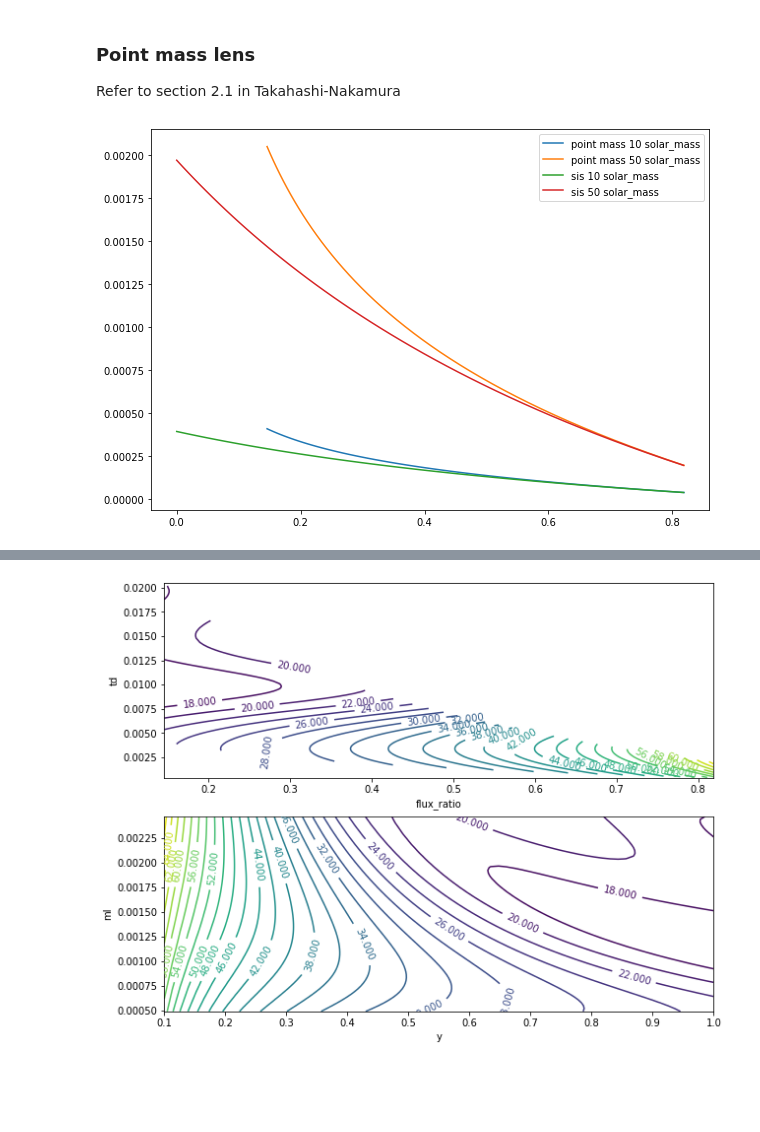
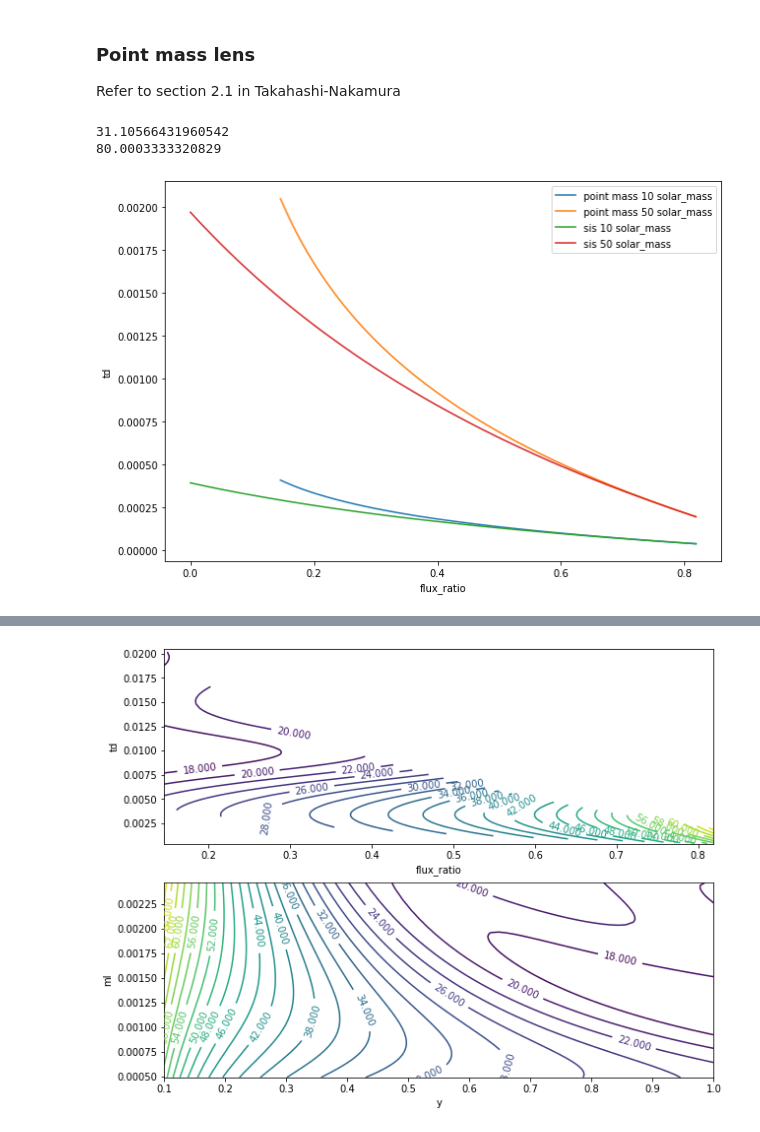
Before and after one commit to astroboy07/GW_Lensing, a Jupyter notebook: lens_properties.ipynb, the cells around one changed output, grey strips where cells are left out. Cells and saved outputs as stored; diff of their text form; code cells hidden in the pictures; blank space fills up the shorter version.

```diff
--- a/lens_properties.ipynb
+++ b/lens_properties.ipynb
@@ -40,6 +44,12 @@ def td(ml, y, lens):
         tds = 8 * ml * y
 
     return tds
+# %%
+print(mag(1e3, 0.01, 'pm')[1] / mag(1e3, 0.5, 'pm')[0])
+print(td(1e3, 0.01, 'pm'))
+# %% [output]
+31.10566431960542
+80.0003333320829
 # %%
 y = np.linspace(0.1, 1, 50)
 ml = [10 * solar_mass, 50 * solar_mass, 100 * solar_mass]
@@ -65,9 +75,11 @@ for i in range(y.shape[0]):
 # %%
 plt.figure(figsize = (10, 7))
 plt.plot(flux_ratio_pm_1, tds_pm_1, label = 'point mass 10 solar_mass')
 plt.plot(flux_ratio_pm_2, tds_pm_2, label = 'point mass 50 solar_mass')
 plt.plot(flux_ratio_sis_1, tds_sis_1, label = 'sis 10 solar_mass')
 plt.plot(flux_ratio_sis_2, tds_sis_2, label = 'sis 50 solar_mass')
+plt.xlabel('flux_ratio')
+plt.ylabel('td')
 plt.legend();
 # %% [output]
-[figure, old version]
+[figure, new version]
```
Also changed, not shown: parts of 33 cells of this notebook, 15 other files.
